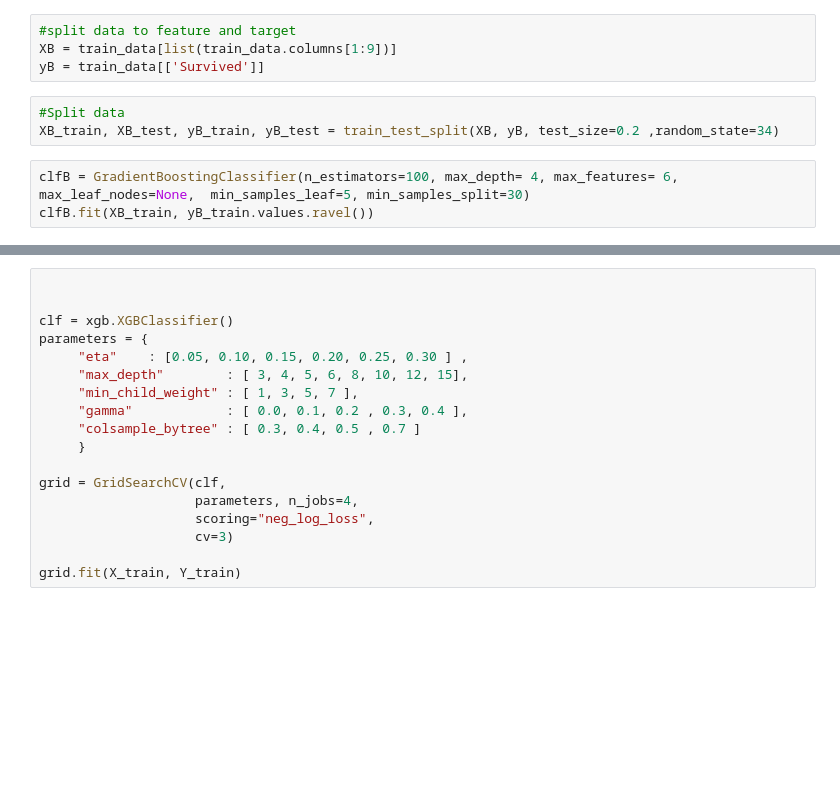
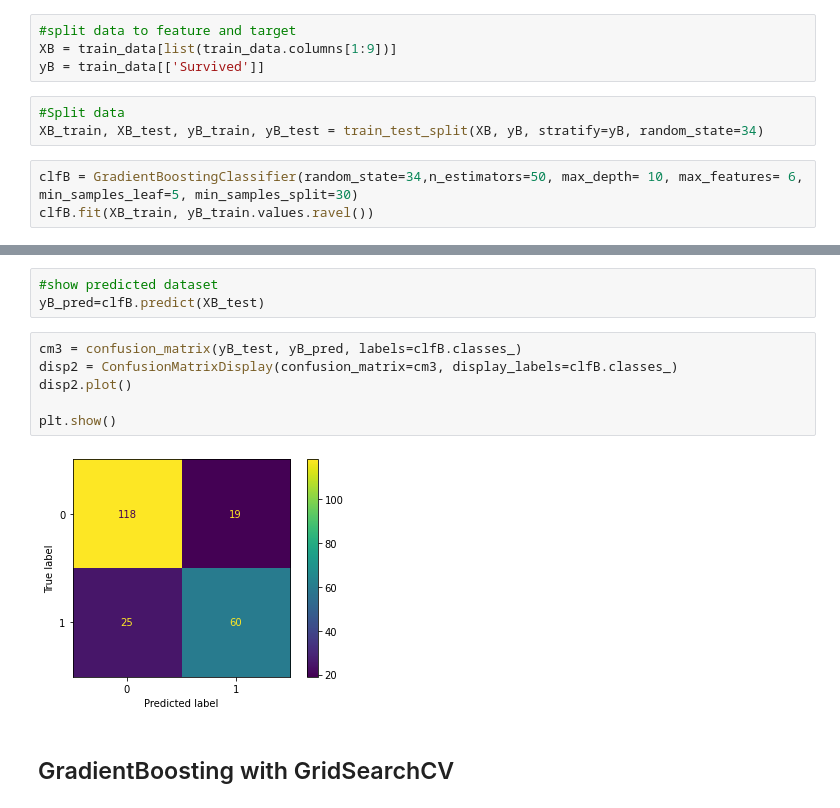
Before and after one commit to sgso-free/titanic-proyect-tutorial, a Jupyter notebook: src/explore.ipynb, the cells around one changed output, grey strips where cells are left out. Cells and saved outputs as stored; diff of their text form; blank space fills up the shorter version.

Commit message:
boosting model

```diff
--- a/src/explore.ipynb
+++ b/src/explore.ipynb
@@ -765,8 +767,8 @@ XB = train_data[list(train_data.columns[1:9])]
 yB = train_data[['Survived']]
 # %%
 #Split data
-XB_train, XB_test, yB_train, yB_test = train_test_split(XB, yB, test_size=0.2 ,random_state=34)
+XB_train, XB_test, yB_train, yB_test = train_test_split(XB, yB, stratify=yB, random_state=34)
 # %%
-clfB = GradientBoostingClassifier(n_estimators=100, max_depth= 4, max_features= 6, max_leaf_nodes=None,  min_samples_leaf=5, min_samples_split=30)
+clfB = GradientBoostingClassifier(random_state=34,n_estimators=50, max_depth= 10, max_features= 6, min_samples_leaf=5, min_samples_split=30)
 clfB.fit(XB_train, yB_train.values.ravel())
 # %% [output]
@@ -812,18 +782,13 @@ memory usage: 51.5 KB
-# %%
-
-
-clf = xgb.XGBClassifier()
-parameters = {
-     "eta"    : [0.05, 0.10, 0.15, 0.20, 0.25, 0.30 ] ,
-     "max_depth"        : [ 3, 4, 5, 6, 8, 10, 12, 15],
-     "min_child_weight" : [ 1, 3, 5, 7 ],
-     "gamma"            : [ 0.0, 0.1, 0.2 , 0.3, 0.4 ],
-     "colsample_bytree" : [ 0.3, 0.4, 0.5 , 0.7 ]
-     }
-
-grid = GridSearchCV(clf,
-                    parameters, n_jobs=4,
-                    scoring="neg_log_loss",
-                    cv=3)
-
-grid.fit(X_train, Y_train)
+# %%
+#show predicted dataset
+yB_pred=clfB.predict(XB_test)
+# %%
+cm3 = confusion_matrix(yB_test, yB_pred, labels=clfB.classes_)
+disp2 = ConfusionMatrixDisplay(confusion_matrix=cm3, display_labels=clfB.classes_)
+disp2.plot()
+
+plt.show()
+# %% [output]
+[figure, added]
+# %% [markdown]
+## GradientBoosting with GridSearchCV
```
Also changed, not shown: parts of 18 cells of this notebook, 2 other files.
